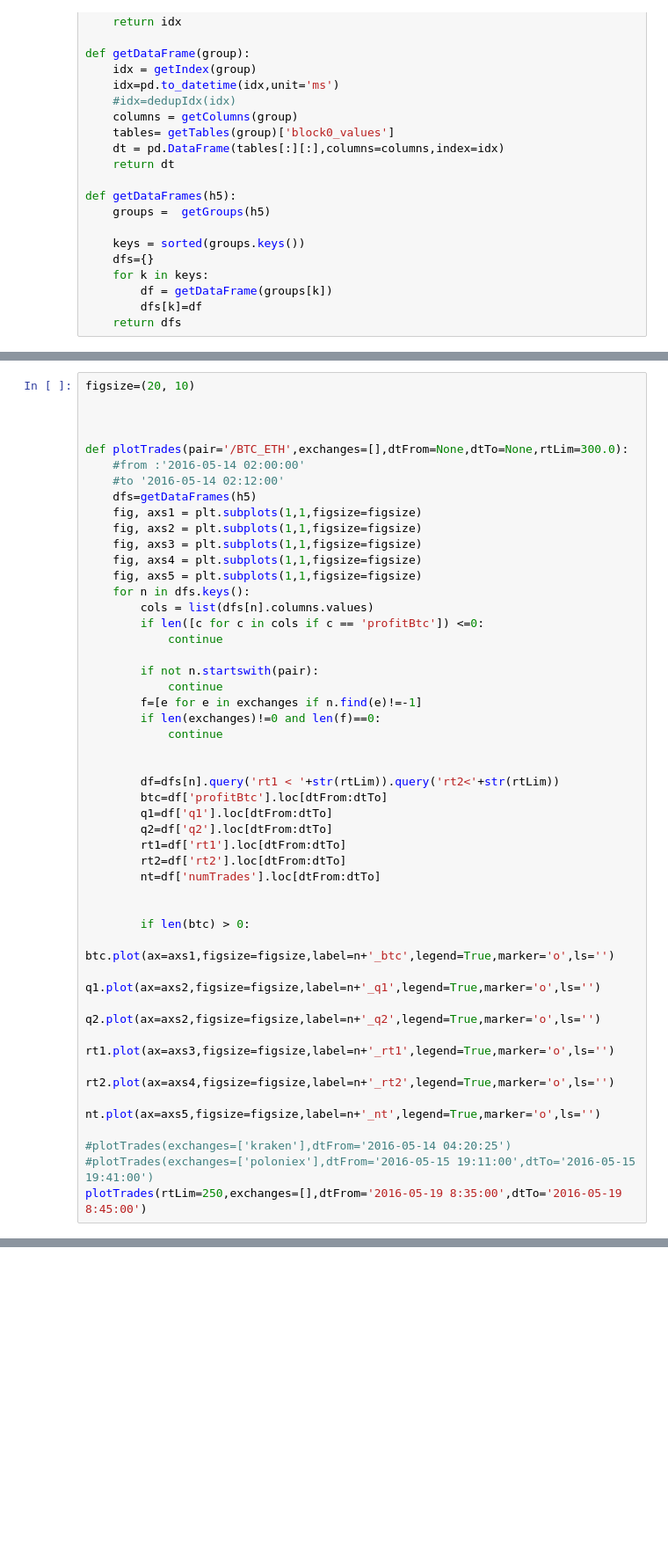
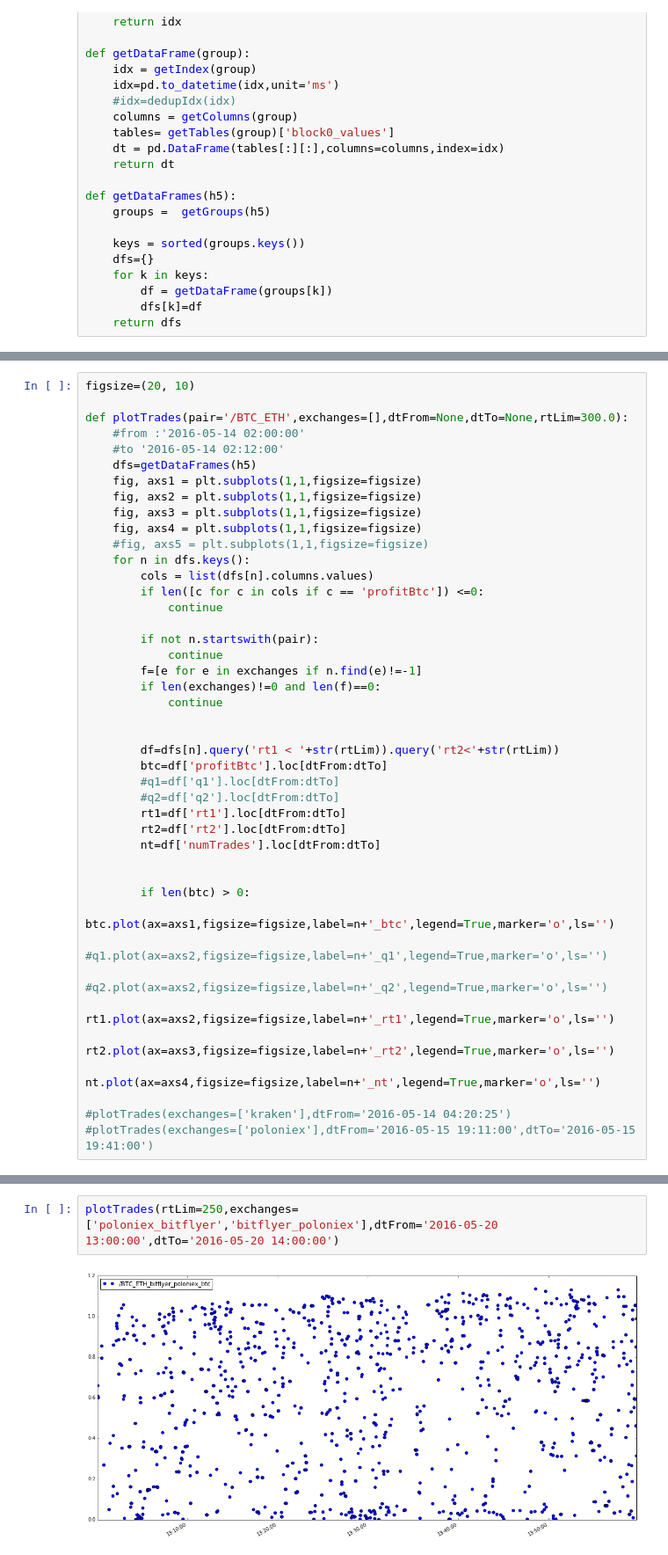
Before and after one commit to portfolioscout/tf, a Jupyter notebook: nb/deptharb.ipynb, the cells around one changed output, grey strips where cells are left out. Shown at 88% size. Cells and saved outputs as stored; diff of their text form; blank space fills up the shorter version.

```diff
--- a/nb/deptharb.ipynb
+++ b/nb/deptharb.ipynb
@@ -114,7 +114,5 @@ for d in dfs:
 # %%
 figsize=(20, 10)
-
-
 
 def plotTrades(pair='/BTC_ETH',exchanges=[],dtFrom=None,dtTo=None,rtLim=300.0):
     #from :'2016-05-14 02:00:00'
@@ -124,7 +122,7 @@ def plotTrades(pair='/BTC_ETH',exchanges=[],dtFrom=None,dtTo=None,rtLim=300.0):
     fig, axs2 = plt.subplots(1,1,figsize=figsize)
     fig, axs3 = plt.subplots(1,1,figsize=figsize)
     fig, axs4 = plt.subplots(1,1,figsize=figsize)
-    fig, axs5 = plt.subplots(1,1,figsize=figsize)
+    #fig, axs5 = plt.subplots(1,1,figsize=figsize)
     for n in dfs.keys():
         cols = list(dfs[n].columns.values)
         if len([c for c in cols if c == 'profitBtc']) <=0:
@@ -139,8 +137,8 @@ def plotTrades(pair='/BTC_ETH',exchanges=[],dtFrom=None,dtTo=None,rtLim=300.0):
 
         df=dfs[n].query('rt1 < '+str(rtLim)).query('rt2<'+str(rtLim))
         btc=df['profitBtc'].loc[dtFrom:dtTo]
-        q1=df['q1'].loc[dtFrom:dtTo]
-        q2=df['q2'].loc[dtFrom:dtTo]
+        #q1=df['q1'].loc[dtFrom:dtTo]
+        #q2=df['q2'].loc[dtFrom:dtTo]
         rt1=df['rt1'].loc[dtFrom:dtTo]
         rt2=df['rt2'].loc[dtFrom:dtTo]
         nt=df['numTrades'].loc[dtFrom:dtTo]
@@ -148,12 +146,11 @@ def plotTrades(pair='/BTC_ETH',exchanges=[],dtFrom=None,dtTo=None,rtLim=300.0):
 
         if len(btc) > 0:
             btc.plot(ax=axs1,figsize=figsize,label=n+'_btc',legend=True,marker='o',ls='')
-            q1.plot(ax=axs2,figsize=figsize,label=n+'_q1',legend=True,marker='o',ls='')
-            q2.plot(ax=axs2,figsize=figsize,label=n+'_q2',legend=True,marker='o',ls='')
-            rt1.plot(ax=axs3,figsize=figsize,label=n+'_rt1',legend=True,marker='o',ls='')
-            rt2.plot(ax=axs4,figsize=figsize,label=n+'_rt2',legend=True,marker='o',ls='')
-            nt.plot(ax=axs5,figsize=figsize,label=n+'_nt',legend=True,marker='o',ls='')
+            #q1.plot(ax=axs2,figsize=figsize,label=n+'_q1',legend=True,marker='o',ls='')
+            #q2.plot(ax=axs2,figsize=figsize,label=n+'_q2',legend=True,marker='o',ls='')
+            rt1.plot(ax=axs2,figsize=figsize,label=n+'_rt1',legend=True,marker='o',ls='')
+            rt2.plot(ax=axs3,figsize=figsize,label=n+'_rt2',legend=True,marker='o',ls='')
+            nt.plot(ax=axs4,figsize=figsize,label=n+'_nt',legend=True,marker='o',ls='')
 
 #plotTrades(exchanges=['kraken'],dtFrom='2016-05-14 04:20:25')
 #plotTrades(exchanges=['poloniex'],dtFrom='2016-05-15 19:11:00',dtTo='2016-05-15 19:41:00')
-plotTrades(rtLim=250,exchanges=[],dtFrom='2016-05-19 8:35:00',dtTo='2016-05-19 8:45:00')
@@ -165,0 +157,4 @@ plotTrades(rtLim=250,exchanges=[],dtFrom='2016-05-19 8:35:00',dtTo='2016-05-19 8
+# %%
+plotTrades(rtLim=250,exchanges=['poloniex_bitflyer','bitflyer_poloniex'],dtFrom='2016-05-20 13:00:00',dtTo='2016-05-20 14:00:00')
+# %% [output]
+[figure, added]
```
Also changed, not shown: parts of 6 cells of this notebook.
